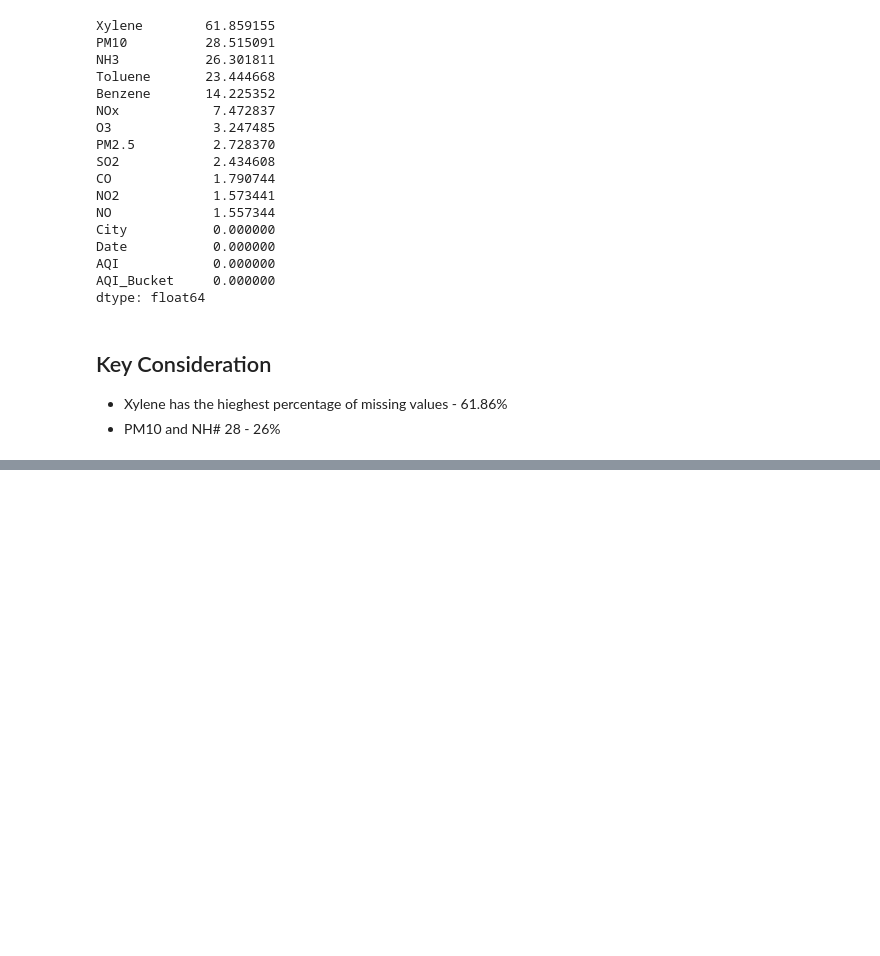
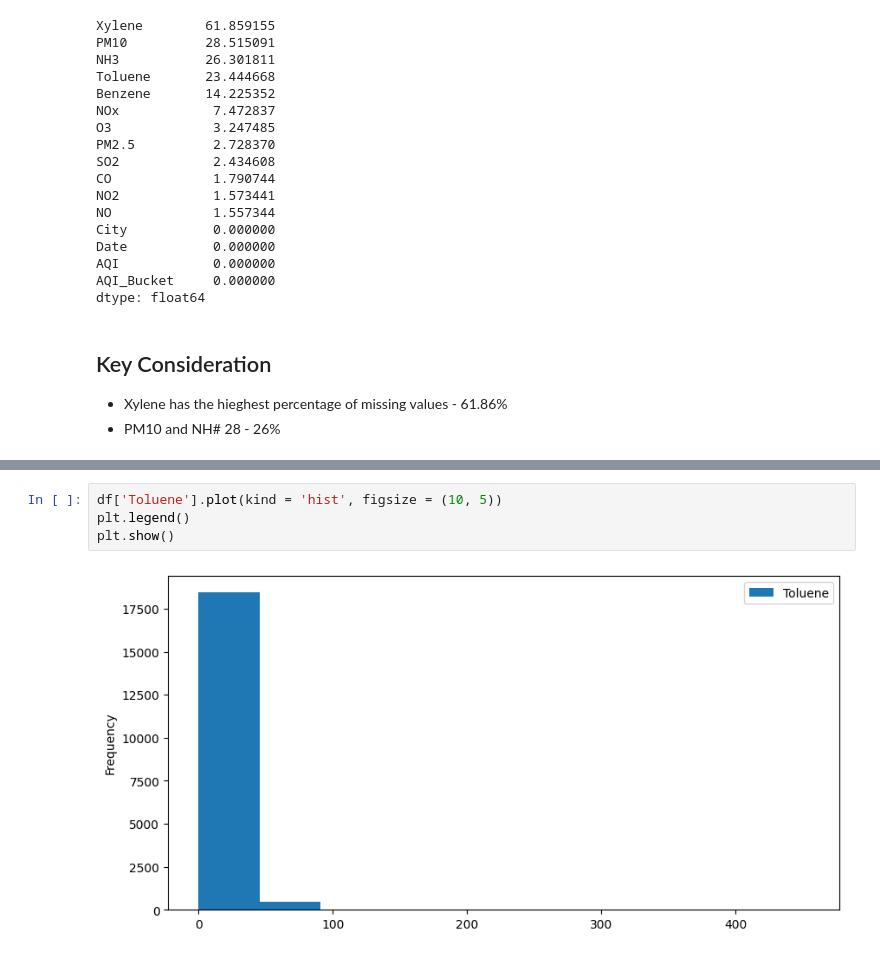
Before and after one commit to AshokGarje/Air-Quality-Index-Prediction, a Jupyter notebook: AQI Prediction Model.ipynb, the cells around one changed output, grey strips where cells are left out. Saved outputs shown, nothing was run; the diff lists cells and outputs as text; blank space fills up the shorter version.

```diff
--- a/AQI Prediction Model.ipynb
+++ b/AQI Prediction Model.ipynb
@@ -159,0 +181,6 @@ dtype: float64
+# %%
+df['Toluene'].plot(kind = 'hist', figsize = (10, 5))
+plt.legend()
+plt.show()
+# %% [output]
+[figure, added]
```
Also changed, not shown: parts of 36 cells of this notebook.
